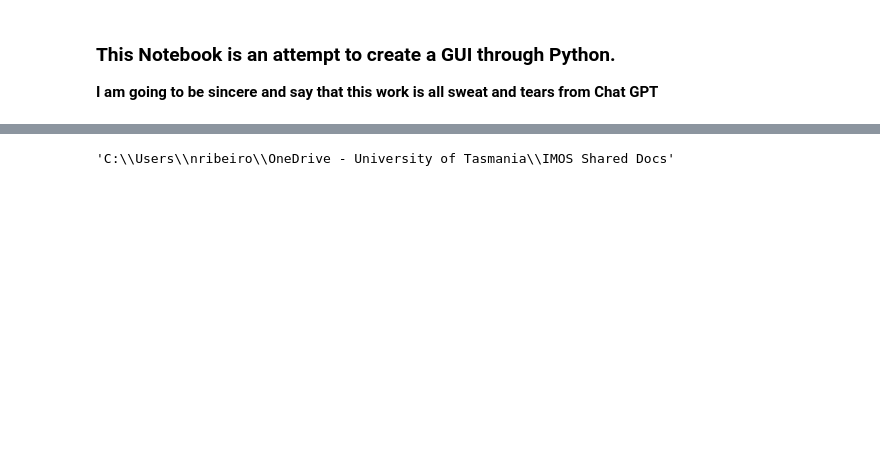
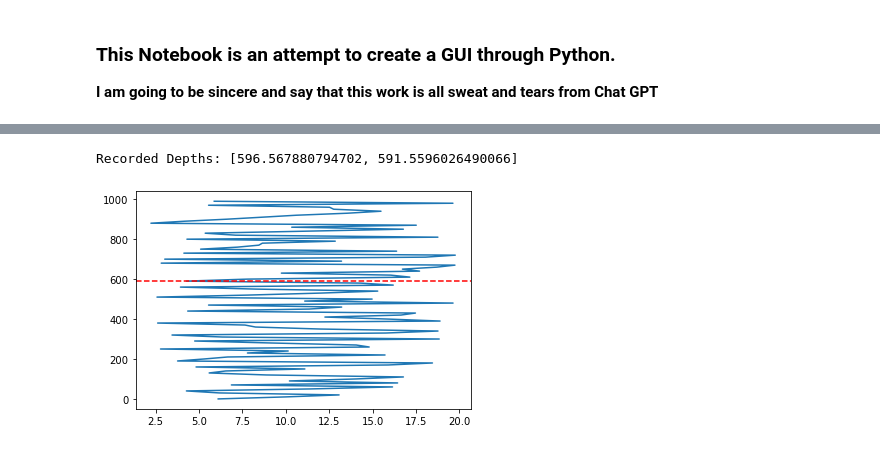
Before and after one commit to aodn/IMOS-hackathon, a Jupyter notebook: 2024/Projects/MLD-GUI/Notebooks/MLD_GUI_demo.ipynb, the cells around one changed output, grey strips where cells are left out. Drawn from its saved outputs; the diff is of its cells as text; code cells hidden in the pictures; blank space fills up the shorter version.

```diff
--- a/2024/Projects/MLD-GUI/Notebooks/MLD_GUI_demo.ipynb
+++ b/2024/Projects/MLD-GUI/Notebooks/MLD_GUI_demo.ipynb
@@ -159,4 +27,72 @@ Recorded Depths: [325.28571428571433, 483.2142857142858, 556.2857142857143, 650.
-# %%
-pwd
-# %% [output]
-'C:\\Users\\nribeiro\\OneDrive - University of Tasmania\\IMOS Shared Docs'
+# %%
+class OceanProfileGUI:
+    def __init__(self, root, temperature_profiles):
+        self.root = root
+        self.root.title("Ocean Profile Analysis")
+
+        self.temperature_profiles = temperature_profiles
+        self.num_profiles = len(temperature_profiles)
+        self.current_profile_index = 0  # Index of the currently displayed profile
+
+        self.canvas = plt.figure(figsize=(6, 4))
+        self.plot_area = self.canvas.add_subplot(111)
+        self.plot_area.set_xlabel("Temperature (°C)")
+        self.plot_area.set_ylabel("Depth (m)")
+        self.plot_area.invert_yaxis()  # Invert the y-axis
+
+        self.canvas_widget = FigureCanvasTkAgg(self.canvas, master=root)
+        self.canvas_widget.get_tk_widget().pack()
+
+        self.selected_depth = None
+        self.recorded_depths = []  # List to store recorded depths
+
+        self.load_profile()  # Load first profile initially
+        self.next_button = tk.Button(root, text="Next", command=self.load_next_profile)
+        self.next_button.pack()
+
+        self.profile_label = tk.Label(root, text=f"{self.current_profile_index + 1}/{self.num_profiles}")
+        self.profile_label.place(x=10, y=10)  # Position the label on the top-left corner
+
+        self.canvas_widget.mpl_connect('button_press_event', self.on_click)
+
+    def load_profile(self):
+        # Plot the current profile
+        self.plot_area.clear()
+        depth, temperature = self.temperature_profiles[self.current_profile_index]
+        self.plot_area.plot(temperature, depth)
+        self.canvas_widget.draw()
+
+    def load_next_profile(self):
+        # Load and plot the next profile if not all profiles have been displayed
+        if self.current_profile_index < self.num_profiles - 1:
+            self.current_profile_index += 1
+            self.load_profile()
+            # Update the profile label
+            self.profile_label.config(text=f"{self.current_profile_index + 1}/{self.num_profiles}")
+        else:
+            # Close the GUI if all profiles have been displayed
+            self.root.quit()
+            self.root.destroy()
+
+    def on_click(self, event):
+        # Get depth where user clicked
+        depth = event.ydata
+        # Record selected depth
+        self.selected_depth = depth
+        self.recorded_depths.append(depth)  # Record depth
+        # Mark selected depth on the plot
+        self.plot_area.axhline(depth, color='r', linestyle='--')
+        self.canvas_widget.draw()
+
+# Assuming temperature_profiles is the variable containing the loaded profiles
+
+# Create the GUI
+root = tk.Tk()
+gui = OceanProfileGUI(root, temperature_profiles)
+root.mainloop()
+
+# Output recorded depths
+print("Recorded Depths:", gui.recorded_depths)
+# %% [output]
+Recorded Depths: [596.567880794702, 591.5596026490066]
+[figure, added]
```
Also changed, not shown: parts of 6 cells of this notebook.
